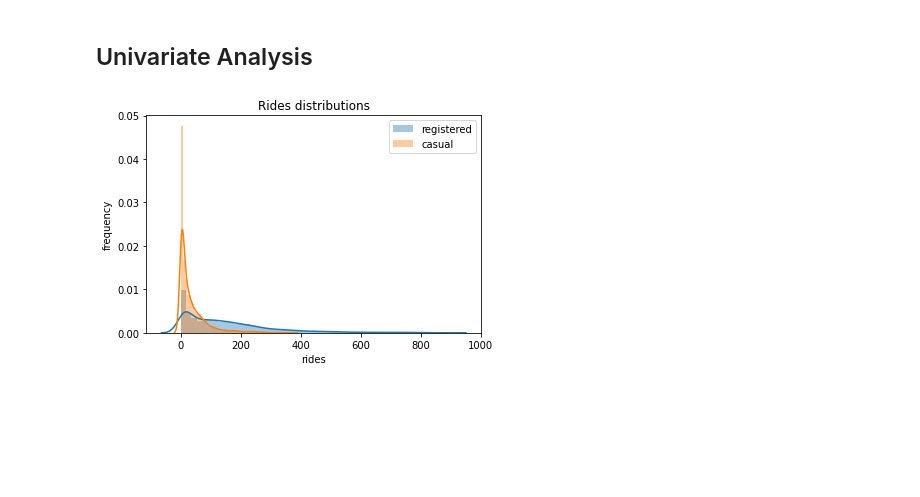
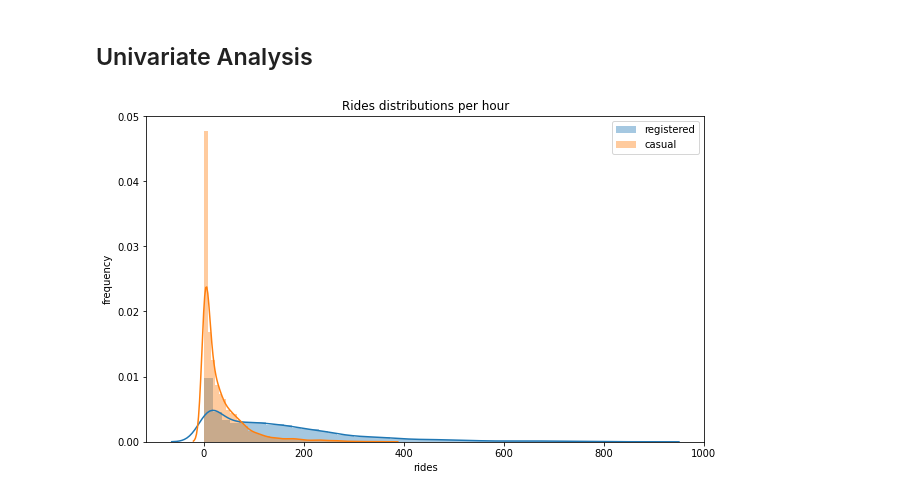
Before and after one commit to manuelinfosec/bike-sharing-analysis, a Jupyter notebook: main.ipynb, the cells around one changed output. Drawn from its saved outputs; the diff is of its cells as text; code cells hidden in the pictures; blank space fills up the shorter version.

Commit message:
Evolution of Rides #1

```diff
--- a/main.ipynb
+++ b/main.ipynb
@@ -128,15 +128,17 @@ assert (
     "to total number of rides"
 # %%
 # plot distributions of registered vs casual rides
+fig = plt.figure(figsize=(10,6))
+
 sns.distplot(preprocessed_data['registered'], label="registered")
 sns.distplot(preprocessed_data['casual'], label="casual")
 
 plt.legend()
 plt.xlabel('rides')
 plt.ylabel('frequency')
-plt.title("Rides distributions")
+plt.title("Rides distributions per hour")
 
 plt.savefig("figs/rides_distribution.png")
 plt.show()
 # %% [output]
-[figure, old version]
+[figure, new version]
```
Also changed, not shown: parts of 5 cells of this notebook, 2 other files.
